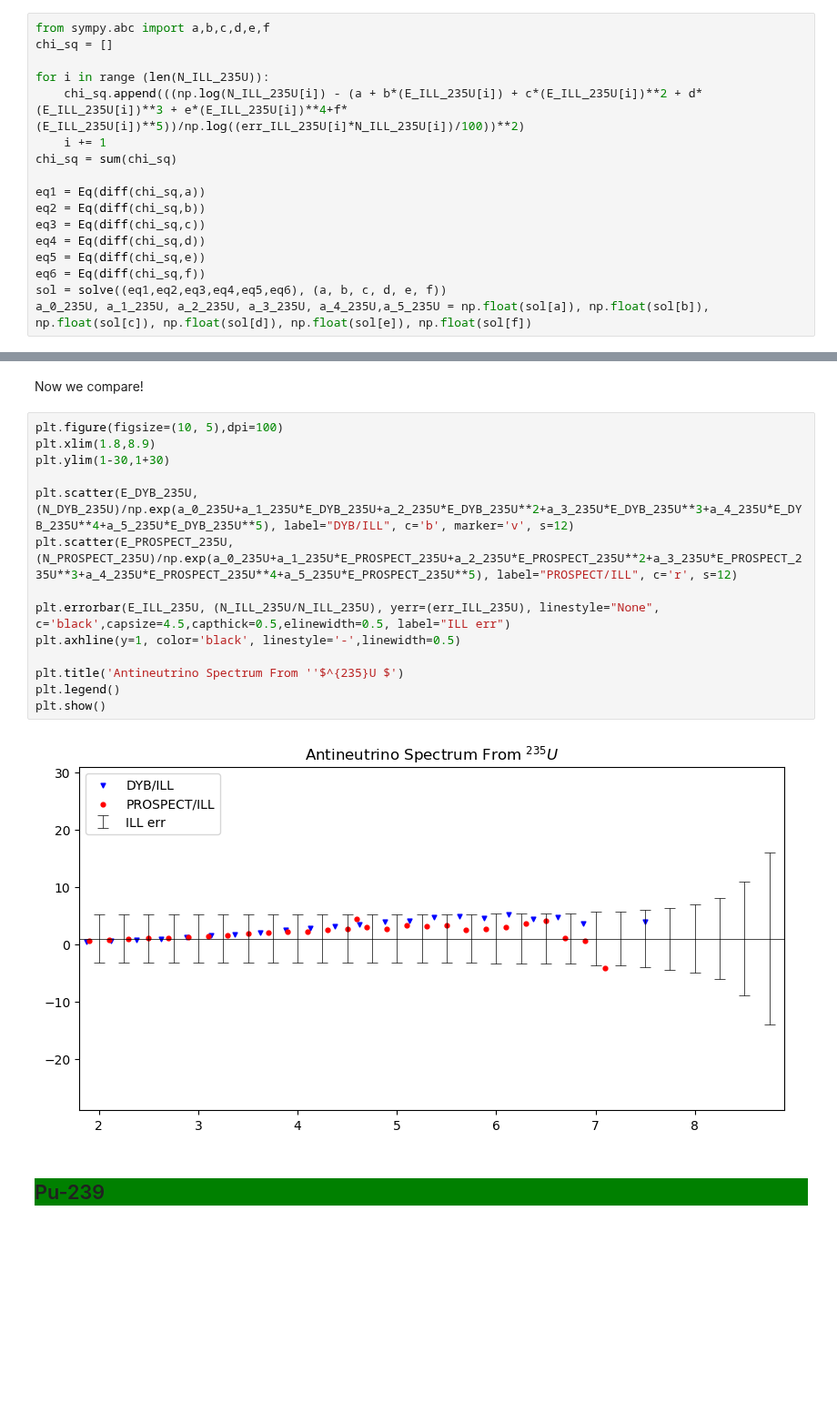
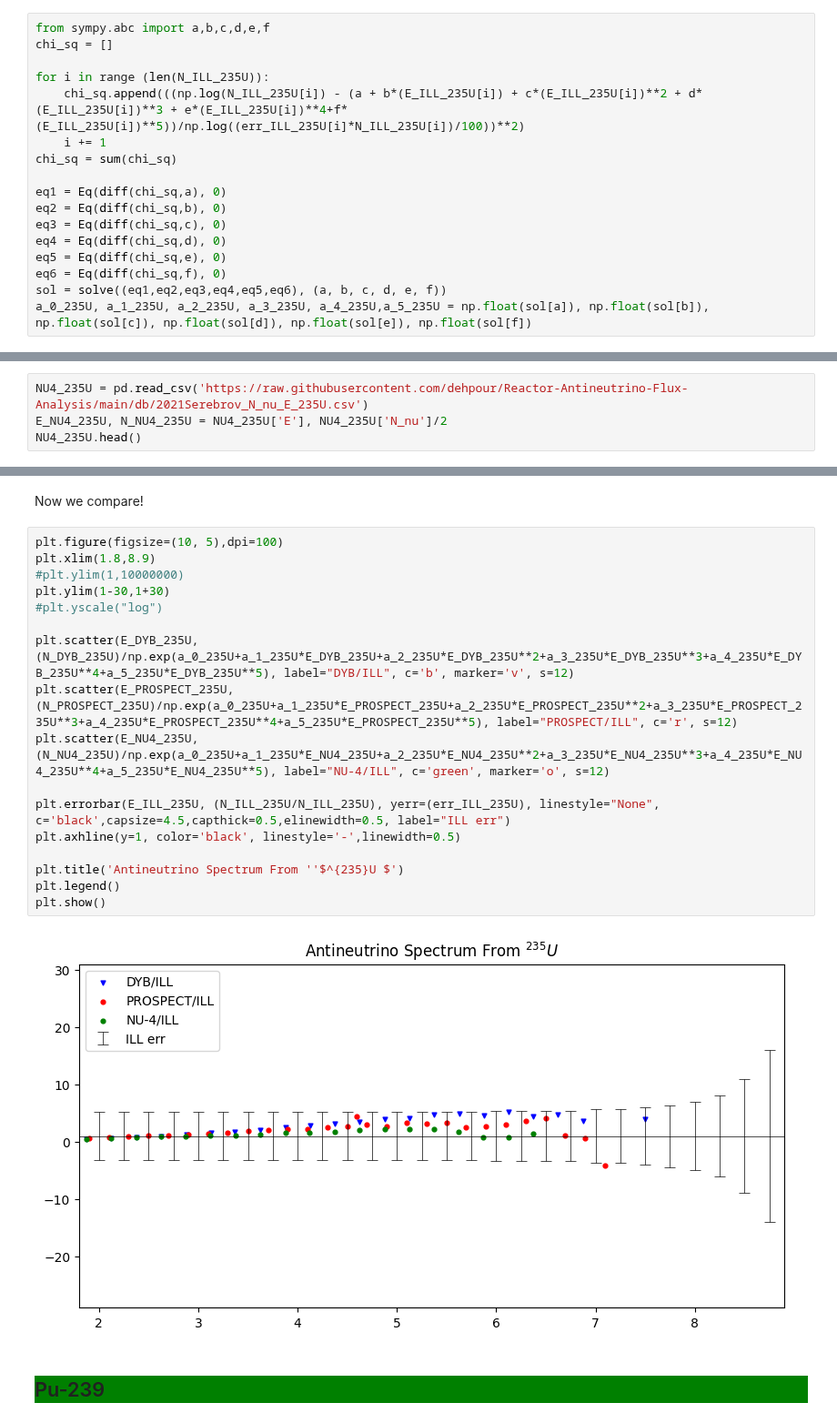
Before and after one commit to dehpour/Reactor-Antineutrino-Flux-Analysis, a Jupyter notebook: ILL's Phenomenological Model Predicted Antineutrino Flux Compare with Recently Observations.ipynb, the cells around one changed output, grey strips where cells are left out. Shown at 91% size. Drawn from its saved outputs; the diff is of its cells as text; blank space fills up the shorter version.

```diff
--- a/ILL's Phenomenological Model Predicted Antineutrino Flux Compare with Recently Observations.ipynb
+++ b/ILL's Phenomenological Model Predicted Antineutrino Flux Compare with Recently Observations.ipynb
@@ -23,12 +25,12 @@ for i in range (len(N_ILL_235U)):
     i += 1
 chi_sq = sum(chi_sq)
 
-eq1 = Eq(diff(chi_sq,a))
-eq2 = Eq(diff(chi_sq,b))
-eq3 = Eq(diff(chi_sq,c))
-eq4 = Eq(diff(chi_sq,d))
-eq5 = Eq(diff(chi_sq,e))
-eq6 = Eq(diff(chi_sq,f))
+eq1 = Eq(diff(chi_sq,a), 0)
+eq2 = Eq(diff(chi_sq,b), 0)
+eq3 = Eq(diff(chi_sq,c), 0)
+eq4 = Eq(diff(chi_sq,d), 0)
+eq5 = Eq(diff(chi_sq,e), 0)
+eq6 = Eq(diff(chi_sq,f), 0)
 sol = solve((eq1,eq2,eq3,eq4,eq5,eq6), (a, b, c, d, e, f))
 a_0_235U, a_1_235U, a_2_235U, a_3_235U, a_4_235U,a_5_235U = np.float(sol[a]), np.float(sol[b]), np.float(sol[c]), np.float(sol[d]), np.float(sol[e]), np.float(sol[f])
 # %% [markdown]
@@ -42,3 +44,7 @@ E_DYB_235U, N_DYB_235U = DYB_235U['E'], DYB_235U['N_nu']/2
 PROSPECT_235U = pd.read_csv('https://raw.githubusercontent.com/dehpour/Reactor-Antineutrino-Flux-Analysis/main/db/2018Ashenfelter_N_nu_E_235U.csv')
 E_PROSPECT_235U, N_PROSPECT_235U = PROSPECT_235U['E'], ((202.36*1000)/200)*PROSPECT_235U['N_nu']*10**-6/2
 #PROSPECT_235U.head()
+# %%
+NU4_235U = pd.read_csv('https://raw.githubusercontent.com/dehpour/Reactor-Antineutrino-Flux-Analysis/main/db/2021Serebrov_N_nu_E_235U.csv')
+E_NU4_235U, N_NU4_235U = NU4_235U['E'], NU4_235U['N_nu']/2
+NU4_235U.head()
@@ -47,19 +60,22 @@ Now we compare!
 # %%
 plt.figure(figsize=(10, 5),dpi=100)
 plt.xlim(1.8,8.9)
+#plt.ylim(1,10000000)
 plt.ylim(1-30,1+30)
+#plt.yscale("log")
 
 plt.scatter(E_DYB_235U, (N_DYB_235U)/np.exp(a_0_235U+a_1_235U*E_DYB_235U+a_2_235U*E_DYB_235U**2+a_3_235U*E_DYB_235U**3+a_4_235U*E_DYB_235U**4+a_5_235U*E_DYB_235U**5), label="DYB/ILL", c='b', marker='v', s=12)
 plt.scatter(E_PROSPECT_235U, (N_PROSPECT_235U)/np.exp(a_0_235U+a_1_235U*E_PROSPECT_235U+a_2_235U*E_PROSPECT_235U**2+a_3_235U*E_PROSPECT_235U**3+a_4_235U*E_PROSPECT_235U**4+a_5_235U*E_PROSPECT_235U**5), label="PROSPECT/ILL", c='r', s=12)
+plt.scatter(E_NU4_235U, (N_NU4_235U)/np.exp(a_0_235U+a_1_235U*E_NU4_235U+a_2_235U*E_NU4_235U**2+a_3_235U*E_NU4_235U**3+a_4_235U*E_NU4_235U**4+a_5_235U*E_NU4_235U**5), label="NU-4/ILL", c='green', marker='o', s=12)
 
 plt.errorbar(E_ILL_235U, (N_ILL_235U/N_ILL_235U), yerr=(err_ILL_235U), linestyle="None", c='black',capsize=4.5,capthick=0.5,elinewidth=0.5, label="ILL err")
 plt.axhline(y=1, color='black', linestyle='-',linewidth=0.5)
 
 plt.title('Antineutrino Spectrum From ''$^{235}U $')
 plt.legend()
 plt.show()
 # %% [output]
-[figure, old version]
+[figure, new version]
 # %% [markdown]
 <h2 style="background-color:green;">
 Pu-239
```
Also changed, not shown: parts of 3 cells of this notebook.
